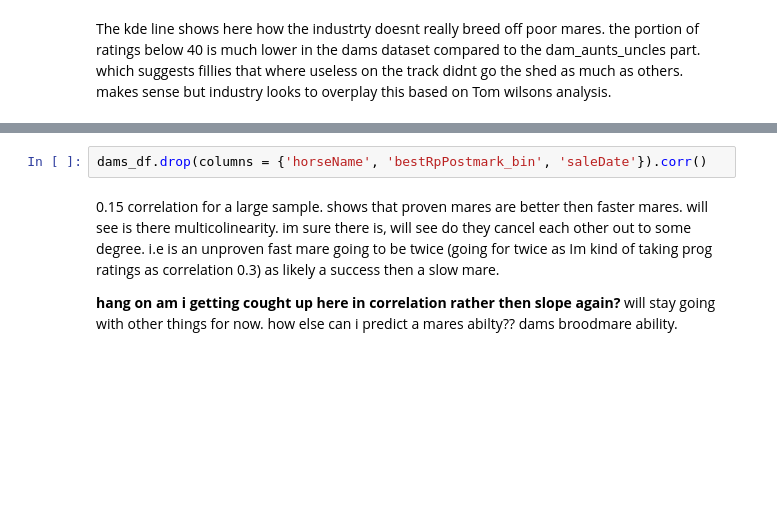
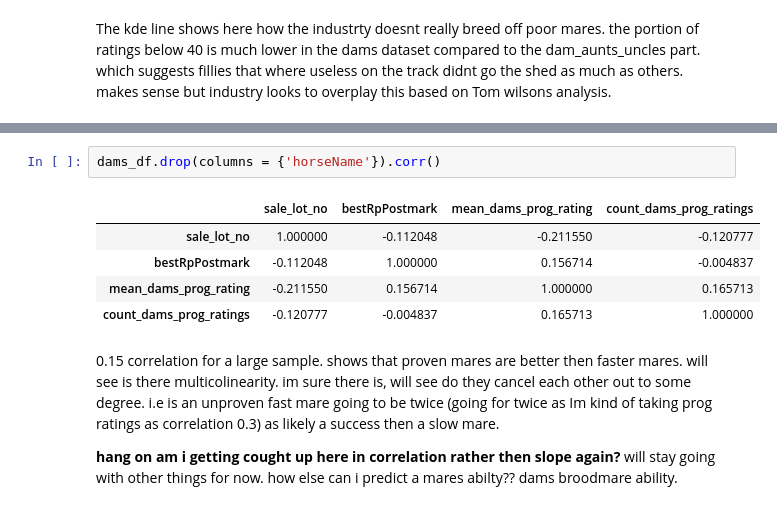
Before and after one commit to smkirwan77/mares_sales, a Jupyter notebook: tatts_dec_18_mare_ability_price_model.ipynb, the cells around one changed output, grey strips where cells are left out. Drawn from its saved outputs; the diff is of its cells as text; blank space fills up the shorter version.

Commit message:
Created using Colab. Some interesting findings and pointers to the future for the next round of sales.

```diff
--- a/tatts_dec_18_mare_ability_price_model.ipynb
+++ b/tatts_dec_18_mare_ability_price_model.ipynb
@@ -173,5 +347,11 @@ dams_df.head()
 # %%
-dams_df.drop(columns = {'horseName', 'bestRpPostmark_bin', 'saleDate'}).corr()
+dams_df.drop(columns = {'horseName'}).corr()
+# %% [output]
+|  | sale_lot_no | bestRpPostmark | mean_dams_prog_rating | count_dams_prog_ratings |
+| sale_lot_no | 1.000000 | -0.112048 | -0.211550 | -0.120777 |
+| bestRpPostmark | -0.112048 | 1.000000 | 0.156714 | -0.004837 |
+| mean_dams_prog_rating | -0.211550 | 0.156714 | 1.000000 | 0.165713 |
+| count_dams_prog_ratings | -0.120777 | -0.004837 | 0.165713 | 1.000000 |
 # %% [markdown]
 0.15 correlation for a large sample. shows that proven mares are better then faster mares. will see is there multicolinearity. im sure there is, will see do they cancel each other out to some degree. i.e is an unproven fast mare going to be twice (going for twice as Im kind of taking prog ratings as correlation 0.3) as likely a success then a slow mare.
 
```
Also changed, not shown: parts of 73 cells of this notebook.
